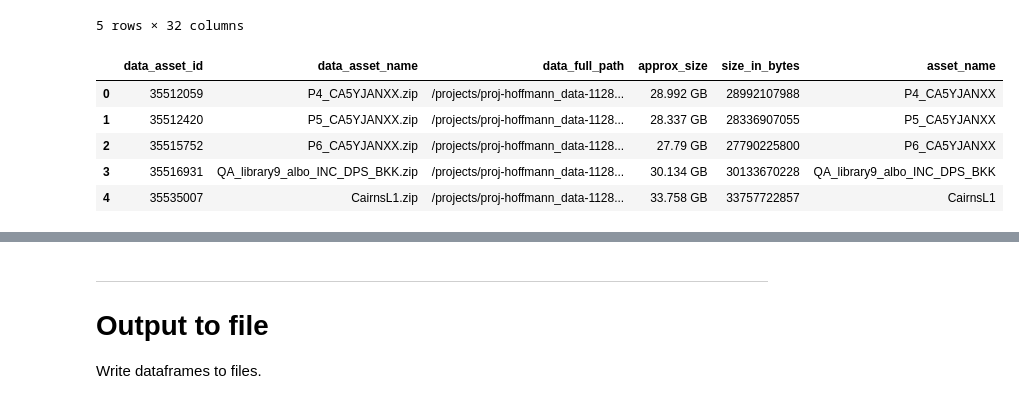
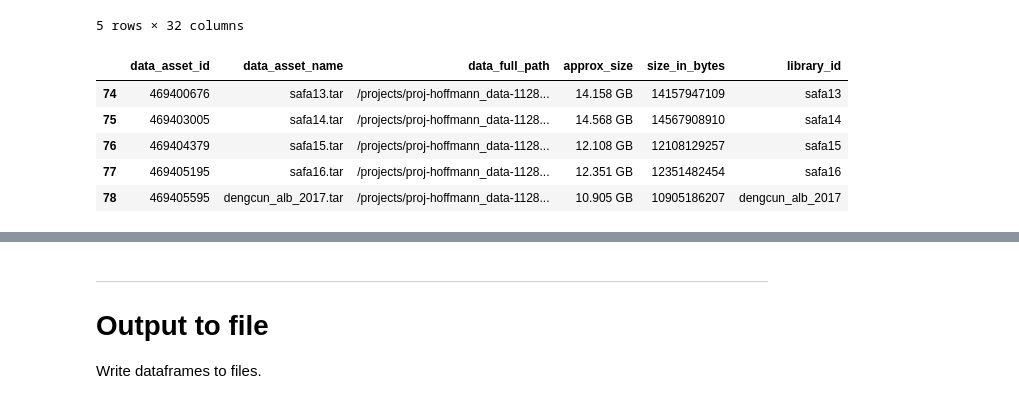
Before and after one commit to pearg/mediaflux_scripts, a Jupyter notebook: mediaflux_query_dump/mediaflux_query_dump.ipynb, the cells around one changed output, grey strips where cells are left out. Cells and saved outputs as stored; diff of their text form; code cells hidden in the pictures.

```diff
--- a/mediaflux_query_dump/mediaflux_query_dump.ipynb
+++ b/mediaflux_query_dump/mediaflux_query_dump.ipynb
@@ -4,5 +4,5 @@
 # %%
-date = "2018-09-12"
+date = "2021-01-25"
 load_cache = True
 max_retry = 3
 # %%
@@ -66,14 +66,14 @@ with open("keys/iv") as f:
     iv = f.read().strip()
 obj = AES.new(key, AES.MODE_CFB, iv)
 # %%
-with open("/Users/jess/.ssh/encrypted_pw.txt") as f:
+with open("/Users/jess/.ssh/encrypted_pw_2021.txt") as f:
     pw = f.read().strip()
 # %%
-MF_HOST = "mediaflux.vicnode.org.au"
+MF_HOST = "mediaflux.researchsoftware.unimelb.edu.au"
 MF_PORT = 443
 MF_TRANSPORT = "https"
-MF_DOMAIN = "aaf"
-MF_USER = "unimelb:jessicac"
+MF_DOMAIN = "unimelb"
+MF_USER = "jessicac"
 MF_PASSWORD = obj.decrypt(pw)
 # %%
 con = mfclient.MFConnection(host=MF_HOST,
@@ -389,13 +470,15 @@ libraries_df.tail()
 tmp = data_df.copy()
 tmp.columns = [x if re.search("size", x) else "data_{}".format(x) for x in tmp.columns]
 # %%
-tmp["asset_name"] = [re.sub(".zip$", "", x) for x in tmp["data_asset_name"]]
+# Join on lower case asset name
+# tmp["asset_name"] = [re.sub("(.zip|.tar)$", "", x) for x in tmp["data_asset_name"]]
+tmp["library_id"] = [re.sub("(.zip|.tar)$", "", x).lower() for x in tmp["data_asset_name"]]
 # %%
-tmp.head()
+tmp.tail()
 # %% [output]
-|  | data_asset_id | data_asset_name | data_full_path | approx_size | size_in_bytes | asset_name |
-| 0 | 35512059 | P4_CA5YJANXX.zip | /projects/proj-hoffmann_data-1128... | 28.992 GB | 28992107988 | P4_CA5YJANXX |
-| 1 | 35512420 | P5_CA5YJANXX.zip | /projects/proj-hoffmann_data-1128... | 28.337 GB | 28336907055 | P5_CA5YJANXX |
-| 2 | 35515752 | P6_CA5YJANXX.zip | /projects/proj-hoffmann_data-1128... | 27.79 GB | 27790225800 | P6_CA5YJANXX |
-| 3 | 35516931 | QA_library9_albo_INC_DPS_BKK.zip | /projects/proj-hoffmann_data-1128... | 30.134 GB | 30133670228 | QA_library9_albo_INC_DPS_BKK |
-| 4 | 35535007 | CairnsL1.zip | /projects/proj-hoffmann_data-1128... | 33.758 GB | 33757722857 | CairnsL1 |
+|  | data_asset_id | data_asset_name | data_full_path | approx_size | size_in_bytes | library_id |
+| 74 | 469400676 | safa13.tar | /projects/proj-hoffmann_data-1128... | 14.158 GB | 14157947109 | safa13 |
+| 75 | 469403005 | safa14.tar | /projects/proj-hoffmann_data-1128... | 14.568 GB | 14567908910 | safa14 |
+| 76 | 469404379 | safa15.tar | /projects/proj-hoffmann_data-1128... | 12.108 GB | 12108129257 | safa15 |
+| 77 | 469405195 | safa16.tar | /projects/proj-hoffmann_data-1128... | 12.351 GB | 12351482454 | safa16 |
+| 78 | 469405595 | dengcun_alb_2017.tar | /projects/proj-hoffmann_data-1128... | 10.905 GB | 10905186207 | dengcun_alb_2017 |
```
Also changed, not shown: parts of 28 cells of this notebook.
